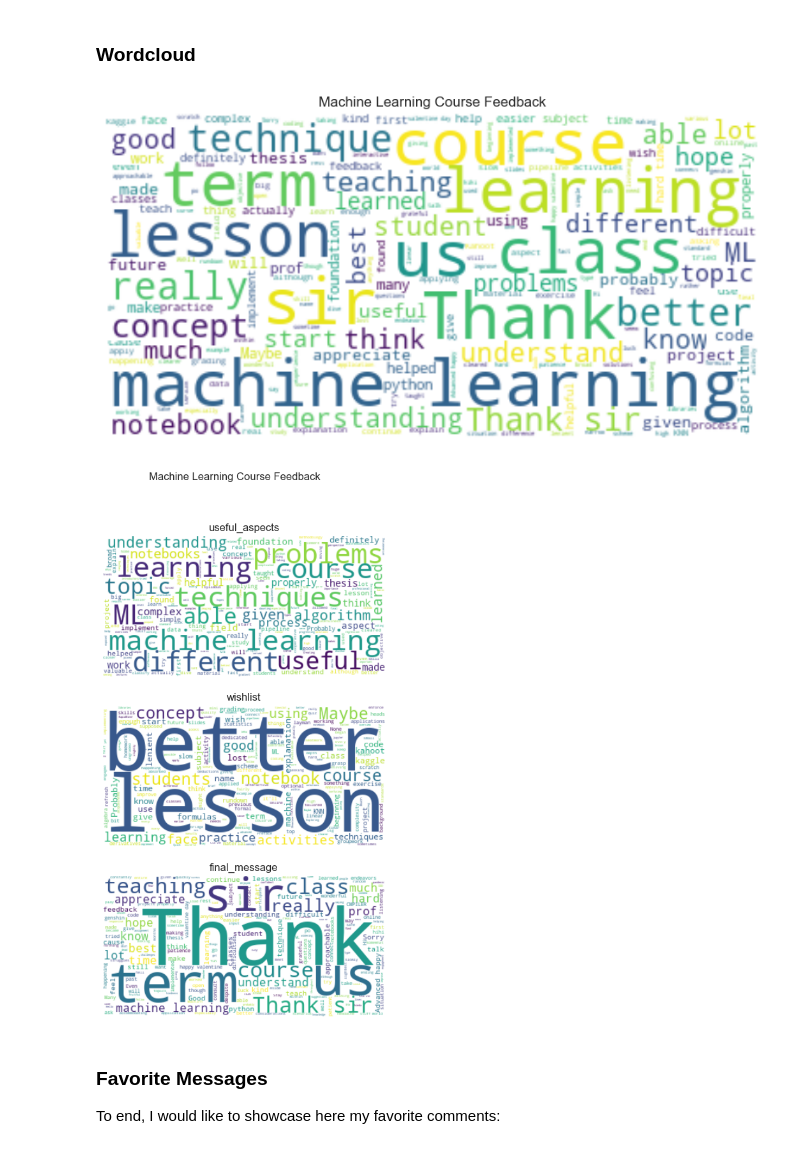
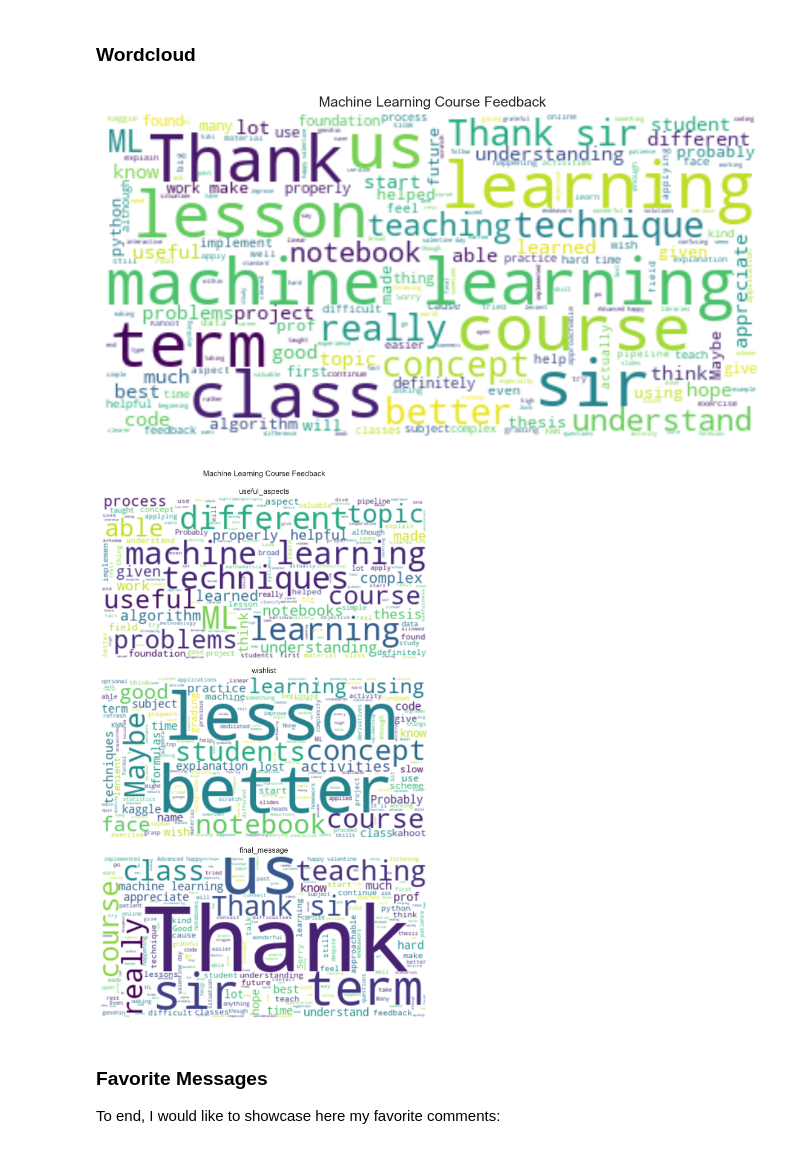
Before and after one commit to Cyntwikip/Pet-Projects, a Jupyter notebook: machlrn_feedback/Feedback Analysis.ipynb, the cells around one changed output. Cells and saved outputs as stored; diff of their text form; code cells hidden in the pictures.

```diff
--- a/machlrn_feedback/Feedback Analysis.ipynb
+++ b/machlrn_feedback/Feedback Analysis.ipynb
@@ -790,7 +770,7 @@ We can see that there are overlaps between the different clusters and some of th
 # %%
 from wordcloud import WordCloud
 
-fig, ax = plt.subplots(1,1, figsize=(10,10), dpi=100)
+fig, ax = plt.subplots(1,1, figsize=(10,10), dpi=150)
 
 comments = []
 for column in df_comments:
@@ -798,7 +778,7 @@ for column in df_comments:
 comments = [comment for comment in comments if type(comment)==str]
 comments = ' '.join(comments)
 
-wc = WordCloud(background_color="white", repeat=True)
+wc = WordCloud(background_color="white", repeat=True, random_state=0)
 wc.generate(comments)
 
 plt.title('Machine Learning Course Feedback')
@@ -806,28 +786,27 @@ plt.axis("off")
 plt.imshow(wc, interpolation="bilinear")
 plt.show()
 # %% [output]
-[figure, old version]
+[figure, new version]
 # %%
-from wordcloud import WordCloud
-
-fig, ax = plt.subplots(3,1, figsize=(12,10), dpi=100)
+fig, ax = plt.subplots(3,1, figsize=(15,12), dpi=150)
 
 for idx, column in enumerate(df_comments):
     comments = df_comments[column].tolist()
     comments = [comment for comment in comments if type(comment)==str]
     comments = ' '.join(comments)
 
-    wc = WordCloud(background_color="white", repeat=True)
+    wc = WordCloud(background_color="white", repeat=True, random_state=0)
     wc.generate(comments)
 
     ax[idx].axis("off")
     ax[idx].imshow(wc, interpolation="bilinear")
     ax[idx].set_title(column)
 
-plt.suptitle('Machine Learning Course Feedback')
+plt.suptitle('Machine Learning Course Feedback', y=1.02)
+plt.tight_layout()
 plt.show()
 # %% [output]
-[figure, old version]
+[figure, new version]
 # %% [markdown]
 ### Favorite Messages
 
```
Also changed, not shown: parts of 1 cell of this notebook.
